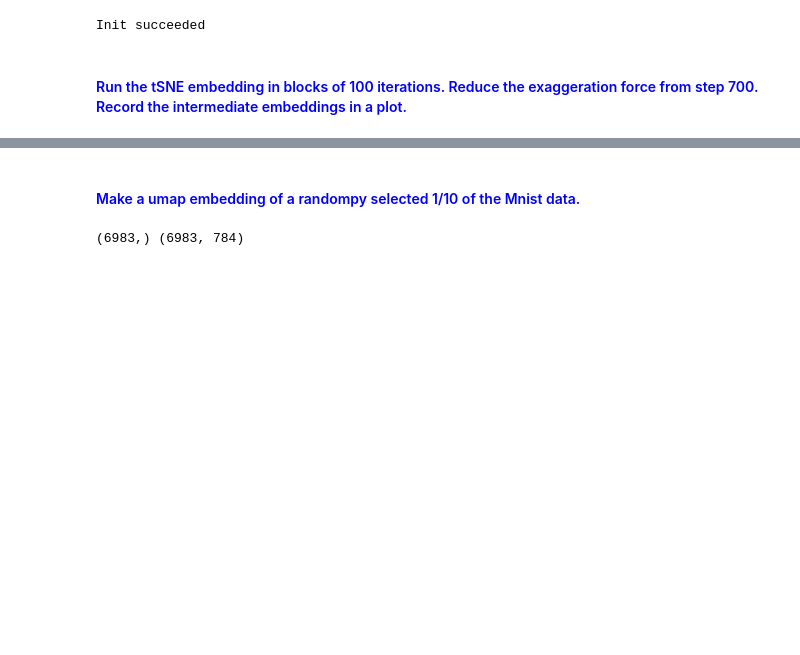
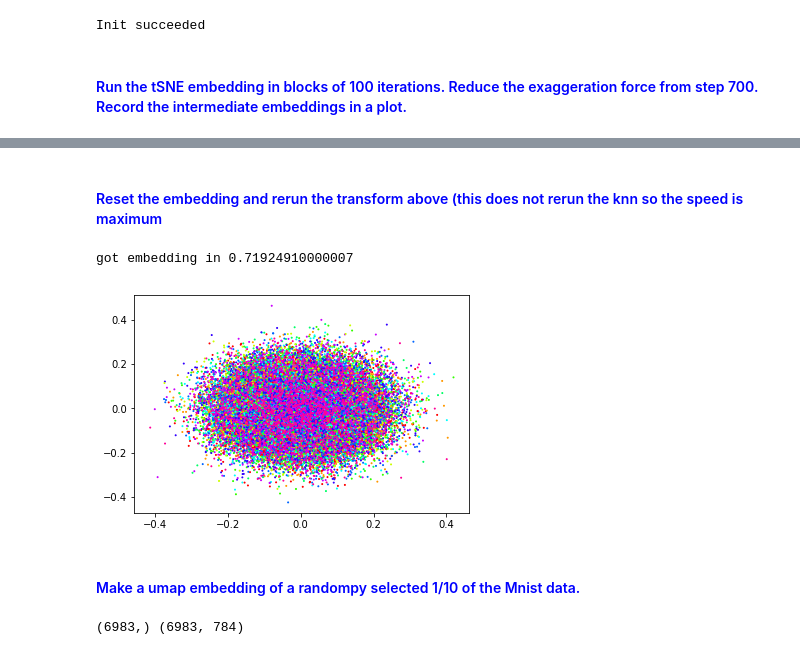
Before and after one commit to biovault/nptsne, a Jupyter notebook: examples/NPTSNE_notebooktests.ipynb, the cells around one changed output, grey strips where cells are left out. Drawn from its saved outputs; the diff is of its cells as text; code cells hidden in the pictures; blank space fills up the shorter version.

```diff
--- a/examples/NPTSNE_notebooktests.ipynb
+++ b/examples/NPTSNE_notebooktests.ipynb
@@ -228,3 +228,20 @@ subplot 10
+# %% [markdown]
+#### <font color=blue>Reset the embedding and rerun the transform above (this does not rerun the knn so the speed is maximum</font>
+# %%
+tsne.reinitialize_transform()
+start = timer()
+tsne.run_transform(verbose=True, iterations=250)
+tsne.start_exaggeration_decay()
+embedding = tsne.run_transform(verbose=True, iterations=750)
+end = timer()
+print(f'got embedding in {end - start}')
+xyembed = np.copy(embedding.reshape((70000, 2)))
+embeddings.append(xyembed)
+plt.scatter(xyembed[..., 0], xyembed[..., 1], c=mnist['label'], cmap=mcolors.ListedColormap(colors), facecolors='None', marker='o')
+plt.show()
+# %% [output]
+got embedding in 0.71924910000007
+[figure, added]
 # %% [markdown]
 #### <font color=blue>Make a umap embedding of a randompy selected 1/10 of the Mnist data.</font>
 # %%
```
Also changed, not shown: parts of 5 cells of this notebook, 1 other file.
